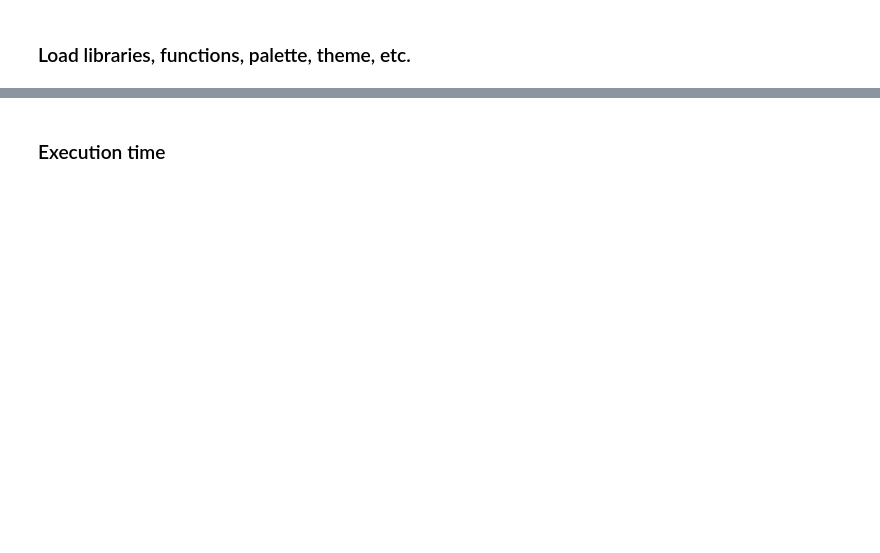
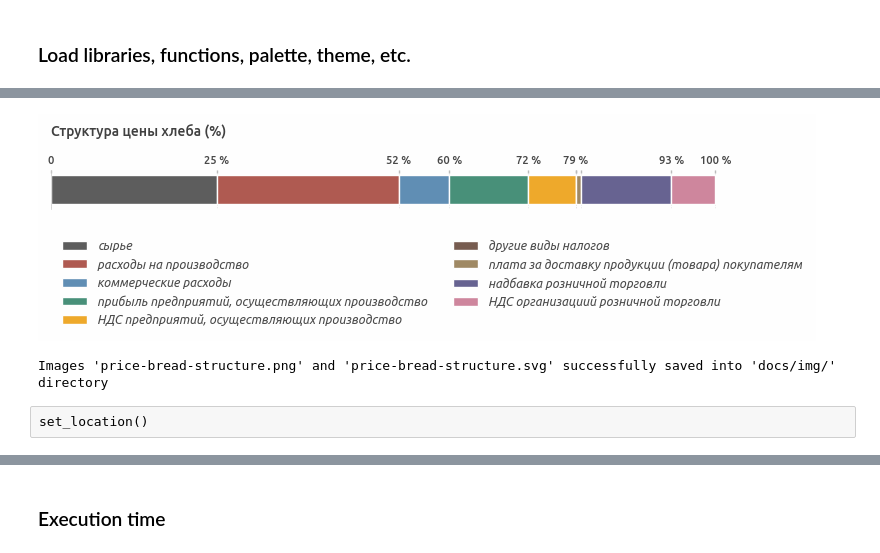
Before and after one commit to a-chasovsky/economics-rus, a Jupyter notebook: 01-report.ipynb, the cells around one changed output, grey strips where cells are left out. Saved outputs shown, nothing was run; the diff lists cells and outputs as text; code cells hidden in the pictures; blank space fills up the shorter version.

```diff
--- a/01-report.ipynb
+++ b/01-report.ipynb
@@ -11,0 +21,2 @@ start = stopwatch_start()
+# %%
+dir_save_img = 'docs/img/'
@@ -13,0 +233,12 @@ start = stopwatch_start()
+# %%
+bread_structure = {
+    'сырье': 24.97,
+    'расходы на производство': 27.34,
+    'коммерческие расходы': 7.60,
+    'прибыль предприятий, осуществляющих производство': 11.88,
+    'НДС предприятий, осуществляющих производство': 7.19,
+    'другие виды налогов': 0.03,
+    'плата за доставку продукции (товара) покупателям': 0.76,
+    'надбавка розничной торговли': 13.57,
+    'НДС организациий розничной торговли': 6.66
+}
@@ -13,0 +249,2 @@ start = stopwatch_start()
+# %%
+bread_structure_df = pd.DataFrame([bread_structure])
@@ -13,0 +256,38 @@ start = stopwatch_start()
+# %%
+columns_list = bread_structure_df.columns.tolist()
+xticks = list(bread_structure.values())
+xticks_cum = list(np.cumsum(xticks) - xticks)
+xticks_cum.append(100)
+xticks_labels = [str(int(round(x, 0))) + ' %' for x in xticks_cum]
+xticks_labels[6:8] = ' ' * 2
+xticks_labels[0] = '0'
+
+fig = plt.figure(figsize=(9, 0.5))
+
+zip_ = (columns_list, range(len(columns_list)))
+for column, color in zip(*zip_):
+    iloc_column = columns_list.index(column)
+    previous_values_sum = bread_structure_df.iloc[:, :iloc_column].sum(axis=1)
+    current_value = bread_structure_df[column].item()
+    plt.barh(
+        y=0.5, width=current_value, left=previous_values_sum,
+        height=0.75, color=palette[color],
+        label=column)
+
+plt.xticks(xticks_cum, labels=xticks_labels, weight='medium', color=palette[-5])
+plt.legend(
+    loc='upper left', bbox_to_anchor=(0, -0.5),
+    frameon=False, ncols=2, prop={'weight': 'normal', 'style': 'italic'})
+plt.ylim(0, 1)
+plt.yticks([])
+plt.gca().xaxis.tick_top()
+plt.gca().spines[['bottom']].set_visible(False)
+plt.title('Структура цены хлеба (%)', pad=25, color='#404040')
+plt.show()
+
+savefig('price-bread-structure', dir=dir_save_img, dpi=100)
+# %% [output]
+[figure, added]
+Images 'price-bread-structure.png' and 'price-bread-structure.svg' successfully saved into 'docs/img/' directory
+# %% [raw]
+set_location()
```
Also changed, not shown: parts of 176 cells of this notebook, 59 other files.
